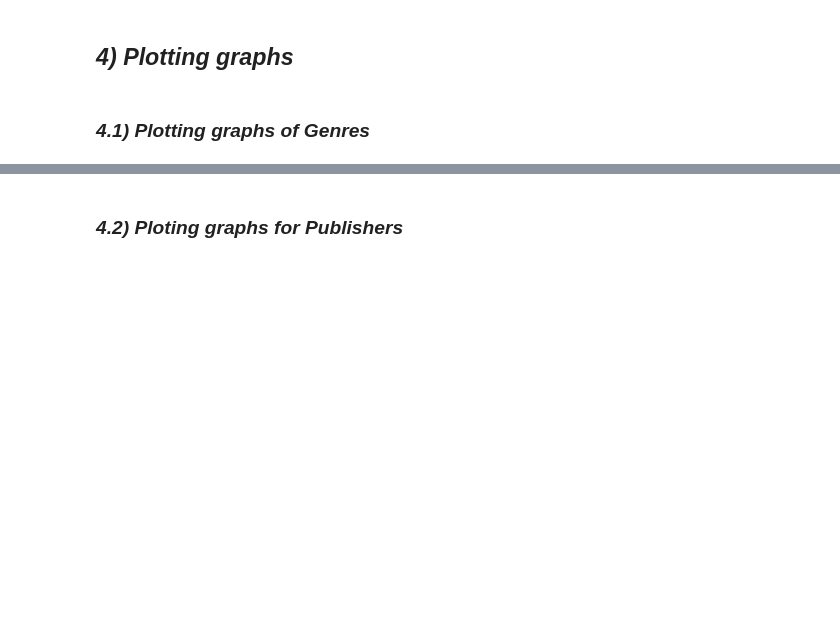
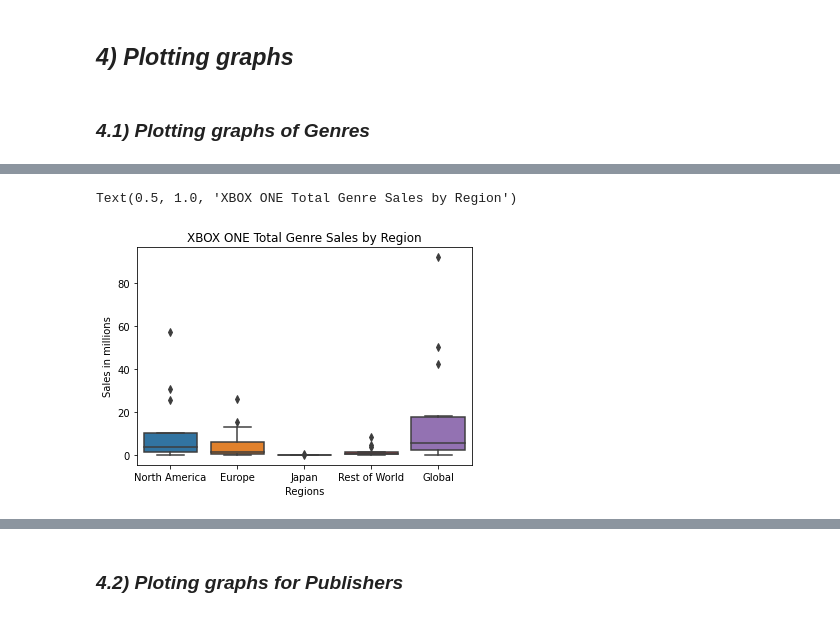
Before and after one commit to data301-2021-summer2/project-group12-project, a Jupyter notebook: analysis/dhairya/DhairyaDatasheets.ipynb, the cells around one changed output, grey strips where cells are left out. Cells and saved outputs as stored; diff of their text form; code cells hidden in the pictures; blank space fills up the shorter version.

```diff
--- a/analysis/dhairya/DhairyaDatasheets.ipynb
+++ b/analysis/dhairya/DhairyaDatasheets.ipynb
@@ -322,0 +336,7 @@ Text(0.5, 1.0, 'XBOX ONE Sales by Genre')
+# %%
+b = sns.boxplot(data=df_XBOX_genre)
+b.set(xlabel="Regions", ylabel = "Sales in millions")
+plt.title("XBOX ONE Total Genre Sales by Region")
+# %% [output]
+Text(0.5, 1.0, 'XBOX ONE Total Genre Sales by Region')
+[figure, added]
```
Also changed, not shown: parts of 36 cells of this notebook, 3 other files.
